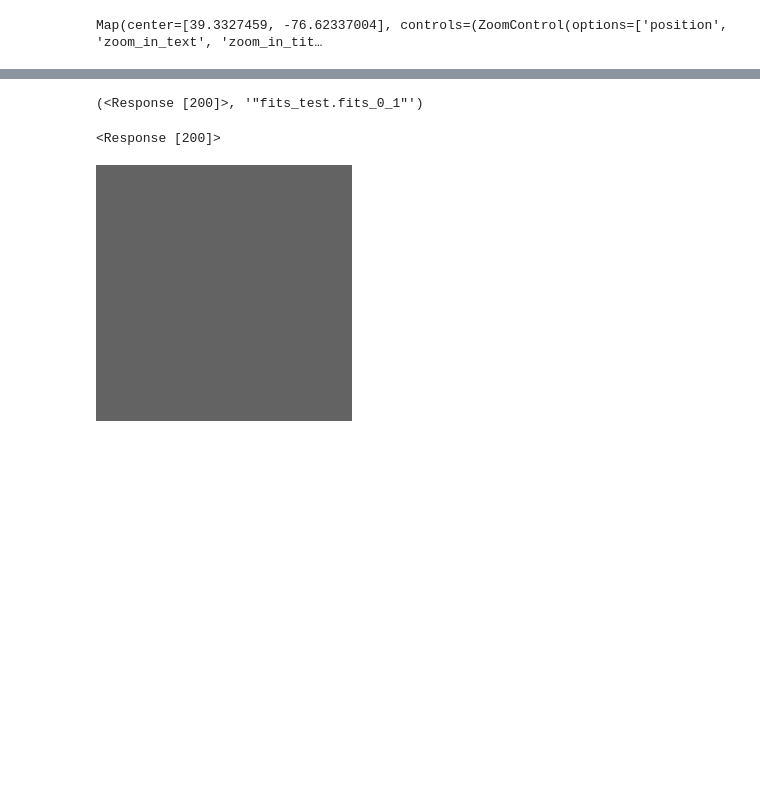
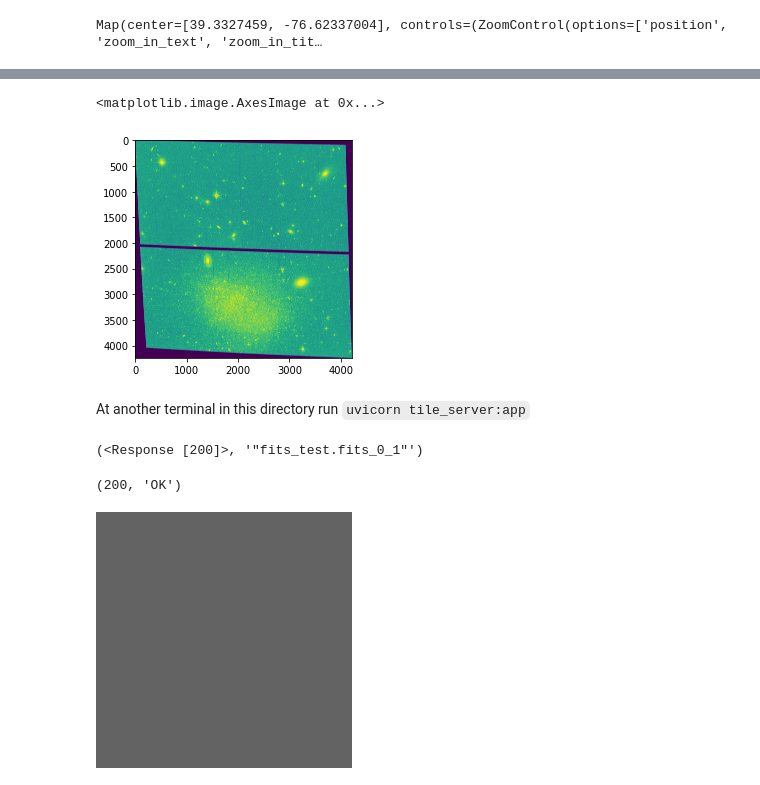
Before and after one commit to eteq/astro_disco, a Jupyter notebook: leaflet_custom_map.ipynb, the cells around one changed output, grey strips where cells are left out. Drawn from its saved outputs; the diff is of its cells as text; code cells hidden in the pictures; blank space fills up the shorter version.

```diff
--- a/leaflet_custom_map.ipynb
+++ b/leaflet_custom_map.ipynb
@@ -24,3 +24,18 @@ test.fits           100%[===================>]  68.11M  14.2MB/s    in 4.9s
+# %%
+from astropy.io import fits
+from matplotlib import pyplot as plt
+from astropy import visualization
+
+f = fits.open('test.fits')
+
+siv = visualization.LogStretch() + visualization.AsymmetricPercentileInterval(15, 99.5)
+
+plt.imshow(siv(f[0].data))
+# %% [output]
+<matplotlib.image.AxesImage at 0x...>
+[figure, added]
+# %% [markdown]
+At another terminal in this directory run `uvicorn tile_server:app`
 # %%
 import requests
 
@@ -32,10 +47,10 @@ res, res.text
 hsh = res.json()
 x = 1
 y = 3
-res2 = requests.get(f'http://127.0.0.1:8000/tile/{hsh}/1/{x}.{y}')
-res2
+res2 = requests.get(f'http://127.0.0.1:8000/tile/{hsh}/1/{x}/{y}.png')
+res2.status_code, 'OK' if res2.ok else res2.text
 # %% [output]
-<Response [200]>
+(200, 'OK')
 # %%
 from IPython import display
 
```
Also changed, not shown: parts of 5 cells of this notebook, 1 other file.
